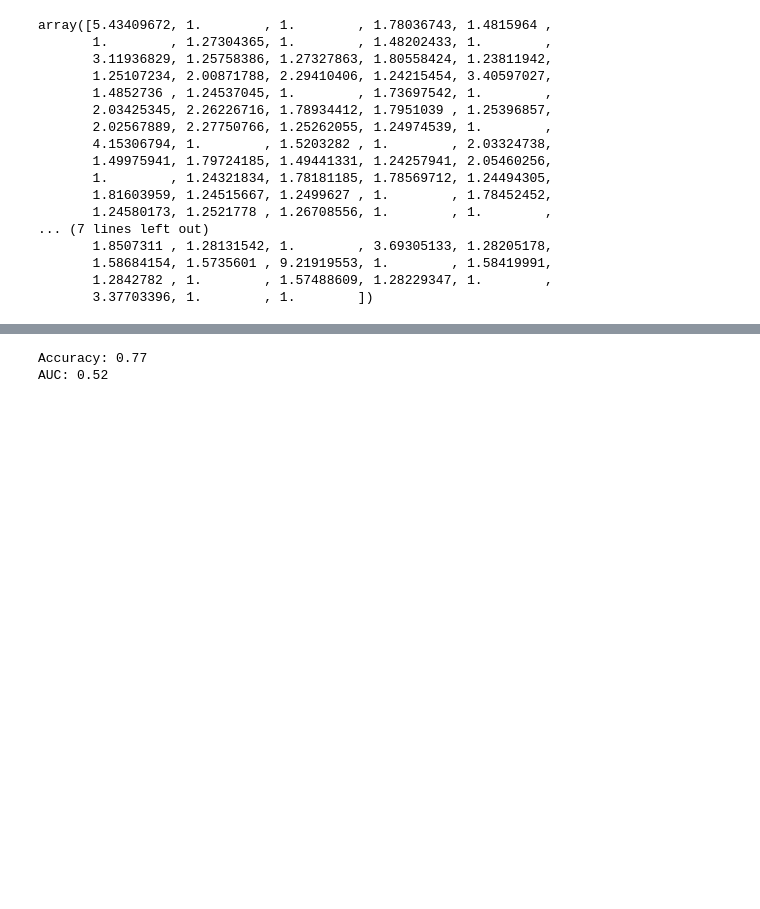
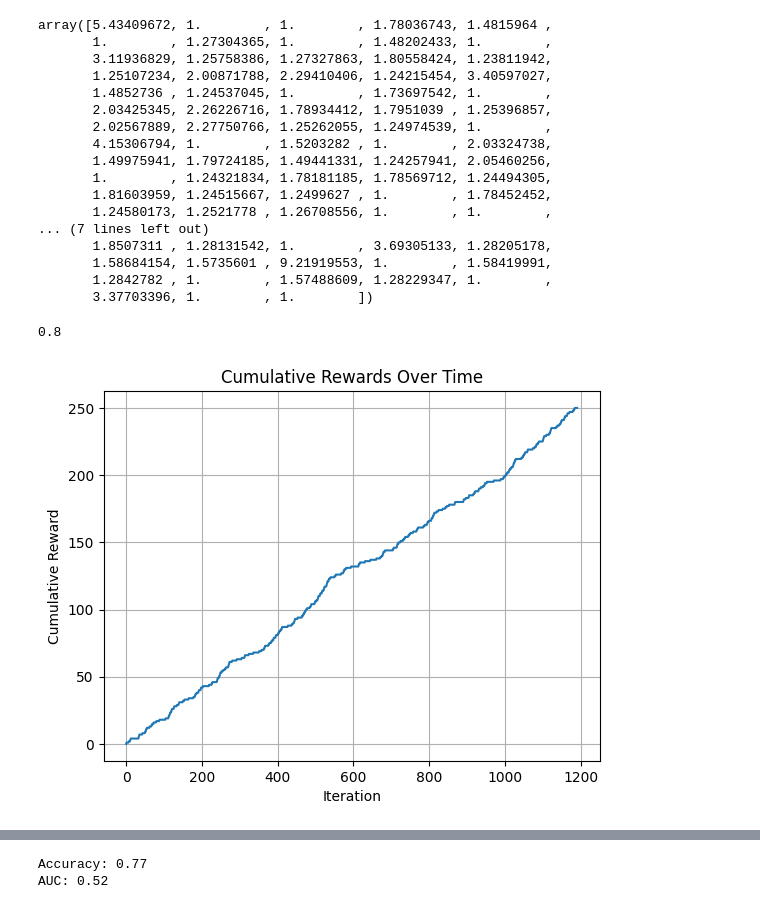
Before and after one commit to alexnodejs/bandit, a Jupyter notebook: exam_advertisments_Alexander.ipynb, the cells around one changed output, grey strips where cells are left out. Saved outputs shown, nothing was run; the diff lists cells and outputs as text; code cells hidden in the pictures; blank space fills up the shorter version.

```diff
--- a/exam_advertisments_Alexander.ipynb
+++ b/exam_advertisments_Alexander.ipynb
@@ -145,13 +239,17 @@ rewards = np.random.choice([0, 1], size=len(data), p=[0.8, 0.2])  # Simulated cl
 T = len(data)  # Number of iterations
 reward_history = []
 
+def select_arm_with_choice(probabilities, arms):
+    return np.random.choice(arms, p=probabilities)
+
 for t in range(T):
     # Step 1: Get the current state and calculate probabilities
-    state = data['state'].iloc[t]
+    # state = data['state'].iloc[t]
     probabilities = calculate_probabilities(weights, gamma)
 
     # Step 2: Select an arm based on probabilities
     current_arm = data['arm'].iloc[t]
+    # current_arm = select_arm_with_choice(probabilities, data['arm'])
     arm_index = arm_to_index[current_arm]
     selected_prob = probabilities[arm_index]
 
@@ -191,3 +289,43 @@ array([5.43409672, 1.        , 1.        , 1.78036743, 1.4815964 ,
        1.58684154, 1.5735601 , 9.21919553, 1.        , 1.58419991,
        1.2842782 , 1.        , 1.57488609, 1.28229347, 1.        ,
        3.37703396, 1.        , 1.        ])
+# %%
+class User:
+    def __init__(self, preferences):
+        """
+        preferences: словник із винагородами для кожної руки
+        """
+        self.preferences = preferences
+
+    def reward(self, arm):
+        """
+        Повертає винагороду за конкретну руку.
+        """
+        return self.preferences.get(arm, 0)  # Якщо винагороди немає, повертає 0
+
+# Приклад:
+user_preferences = {'Brand_ZEE5': 0.8, 'Channel_&pictures': 0.6}
+user = User(preferences=user_preferences)
+
+# Використання:
+reward = user.reward('Brand_ZEE5')  # Поверне 0.8
+
+reward
+# %% [output]
+0.8
+# %%
+import matplotlib.pyplot as plt
+
+def plot_rewards(reward_history):
+    cumulative_rewards = np.cumsum(reward_history)
+    plt.plot(cumulative_rewards)
+    plt.title('Cumulative Rewards Over Time')
+    plt.xlabel('Iteration')
+    plt.ylabel('Cumulative Reward')
+    plt.grid(True)
+    plt.show()
+
+# Виклик функції після тренування:
+plot_rewards(reward_history)
+# %% [output]
+[figure, added]
```
Also changed, not shown: parts of 14 cells of this notebook.
